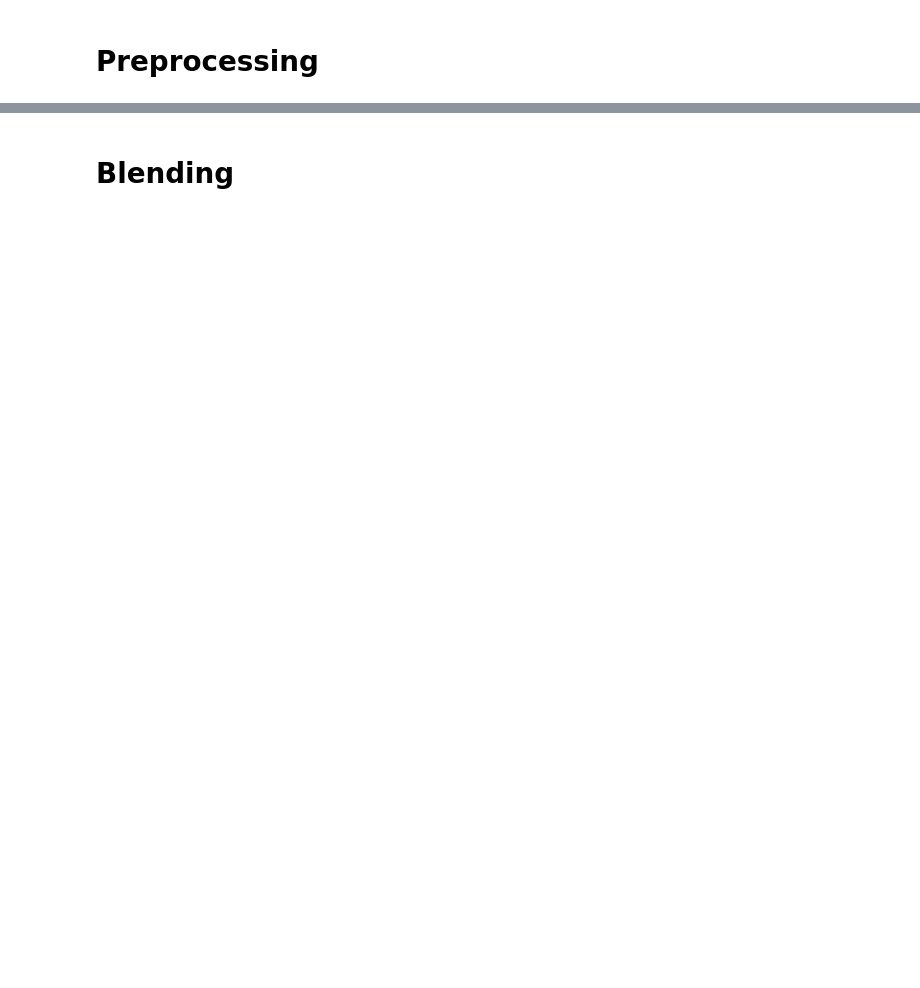
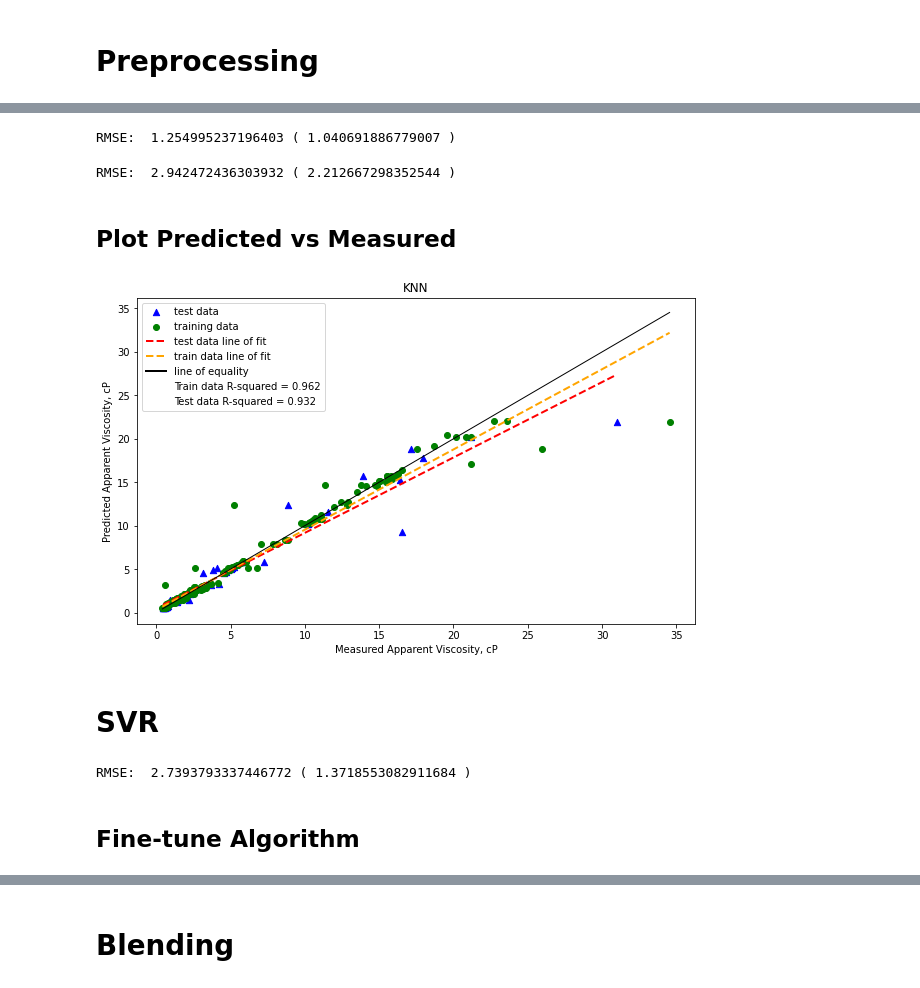
Before and after one commit to toluwee/How-thick-is-this-anyway-, a Jupyter notebook: Rheology_prediction_with_blending_ensemble.ipynb, the cells around one changed output, grey strips where cells are left out. Saved outputs shown, nothing was run; the diff lists cells and outputs as text; code cells hidden in the pictures; blank space fills up the shorter version.

```diff
--- a/Rheology_prediction_with_blending_ensemble.ipynb
+++ b/Rheology_prediction_with_blending_ensemble.ipynb
@@ -127,0 +274,6 @@ model_KNN = KNeighborsRegressor(algorithm = 'auto', leaf_size = 98, n_neighbors
+# %%
+# Test options and evaluation metric
+num_folds = 10
+seed = 42
+scoring = 'neg_root_mean_squared_error'
+cv = RepeatedKFold(n_splits=num_folds, random_state=seed)
@@ -127,0 +313,69 @@ model_KNN = KNeighborsRegressor(algorithm = 'auto', leaf_size = 98, n_neighbors
+# %%
+# Define base model
+model_KNN =rnd_search.best_estimator_
+
+# evaluate model
+evaluate_model(model_KNN,X_train, y_train, scoring,cv)
+# %% [output]
+RMSE:  1.254995237196403 ( 1.040691886779007 )
+# %%
+# Fit the model on the training set
+
+fitted_KNN = model_KNN.fit(X_train, y_train)
+# %%
+KNN_pred_train = fitted_KNN.predict(X_train)
+KNN_pred = fitted_KNN.predict(X_test)
+KNN_pred_full = fitted_KNN.predict(X_test)
+# %%
+# evaluate model
+evaluate_model(model_KNN,X_test, y_test, scoring,cv)
+# %% [output]
+RMSE:  2.942472436303932 ( 2.212667298352544 )
+# %% [markdown]
+## Plot Predicted vs Measured
+# %%
+# Plot predicted vs Measured for Apparent Viscosity
+predicted = KNN_pred_train
+predicted2 = KNN_pred
+
+fig, ax = plt.subplots(figsize=(10,6))
+ax.scatter(y_test, predicted2 , c='blue', marker = "^", s = 40, label ='test data ')
+ax.scatter(y_train, predicted, c= 'green', label ='training data')
+ax.plot(np.unique(y_test), np.poly1d(np.polyfit(y_test, predicted2, 1).flatten())(np.unique(y_test)),color='red', linestyle='dashed', lw=2)
+ax.plot(np.unique(y_train), np.poly1d(np.polyfit(y_train, predicted, 1).flatten())(np.unique(y_train)),color='orange', linestyle='dashed', lw=2)
+ax.plot([y_train.min(), y_train.max()], [y_train.min(), y_train.max()], color='black', linestyle='-', lw=1)
+
+ax.set_title ('KNN')
+ax.set_xlabel('Measured Apparent Viscosity, cP')
+ax.set_ylabel('Predicted Apparent Viscosity, cP')
+
+r2_train = f'Train data R-squared = {round(r2_score(y_train, predicted), 3 )}'
+r2_test = f'Test data R-squared = {round(r2_score(y_test, predicted2), 3 )}'
+
+# Extend the legend to include the line of fit
+handles, labels = plt.gca().get_legend_handles_labels()
+
+line = Line2D([0], [0], label='test data line of fit', color='red', linestyle='dashed', lw=2)
+line2 = Line2D([0], [0], label='train data line of fit', color='orange', linestyle='dashed', lw=2)
+line3 = Line2D([0], [0], label='line of equality', color='black', linestyle='solid', lw=2)
+text1 = mpatches.Patch(color='none', label=r2_train)
+text2 = mpatches.Patch(color='none', label=r2_test)
+handles.extend([line, line2,line3,text1, text2])
+
+plt.legend(handles=handles)
+
+plt.show()
+# %% [output]
+[figure, added]
+# %% [markdown]
+# SVR
+# %%
+# define the base model
+model = SVR()
+
+# evaluate model
+evaluate_model (model, X_train, y_train,scoring, cv)
+# %% [output]
+RMSE:  2.7393793337446772 ( 1.3718553082911684 )
+# %% [markdown]
+## Fine-tune Algorithm
```
Also changed, not shown: parts of 114 cells of this notebook.
